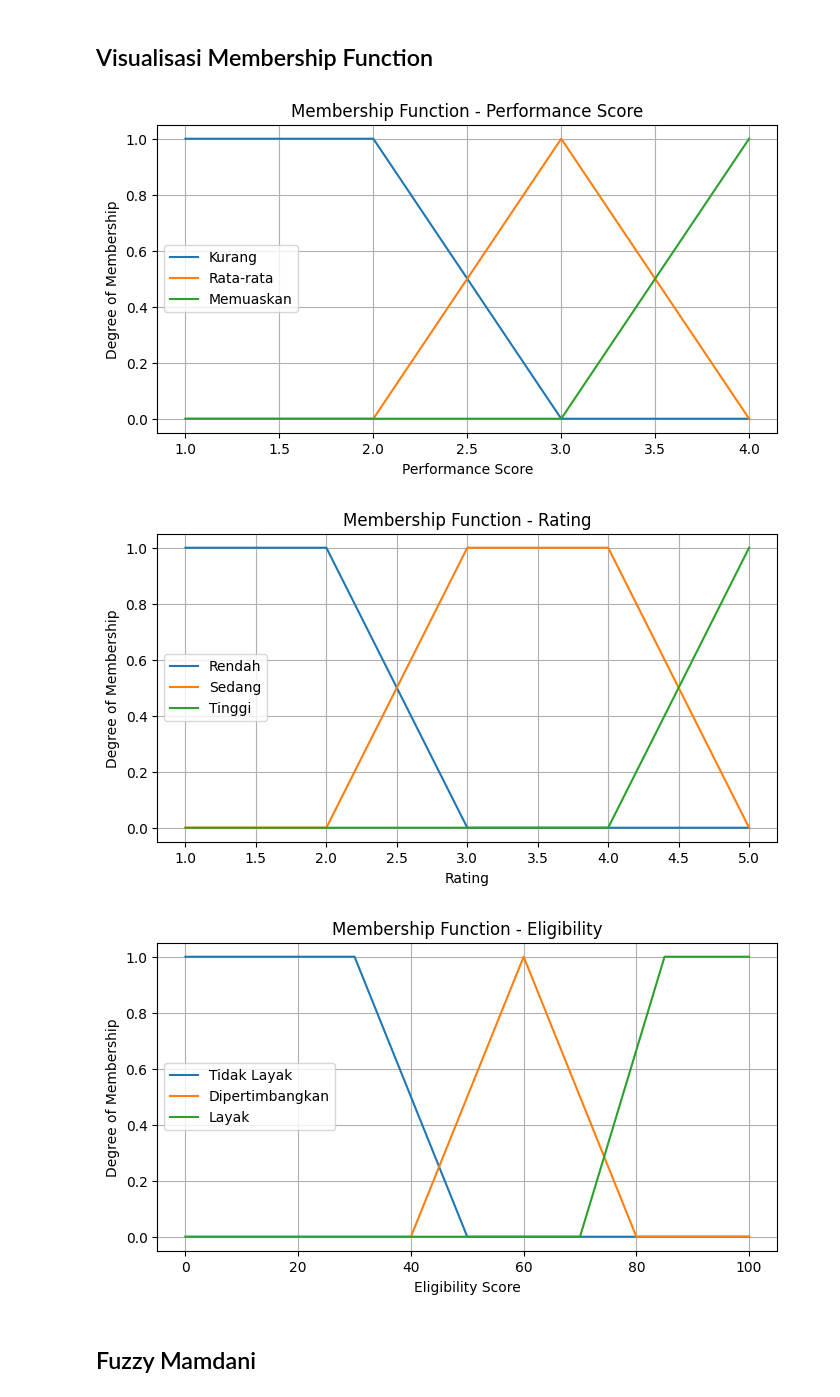
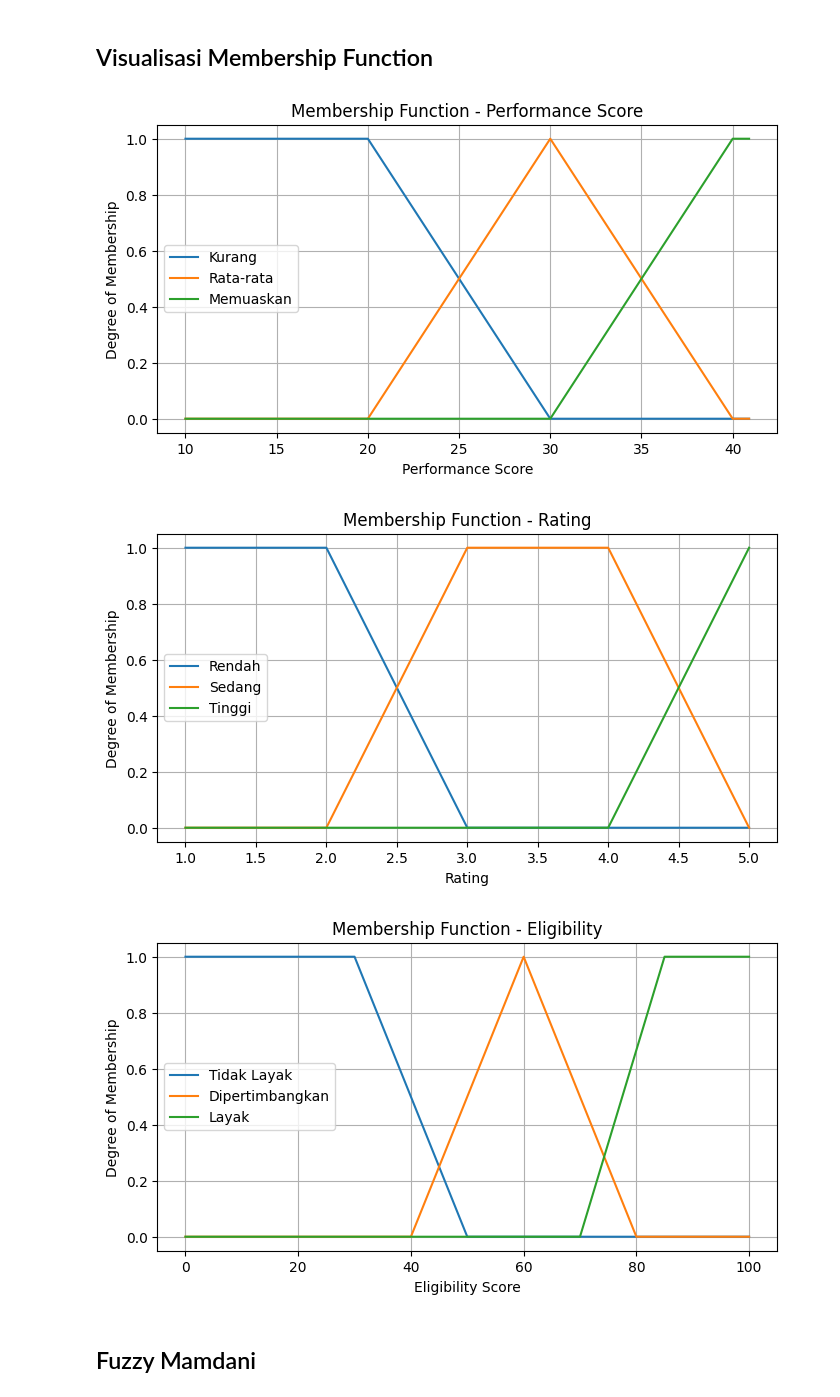
Before and after one commit to EmirAtthariq/FuzzySystemDKA, a Jupyter notebook: Fuzzy System DKA Kelompok 4.ipynb, the cells around one changed output. Cells and saved outputs as stored; diff of their text form; code cells hidden in the pictures.

```diff
--- a/Fuzzy System DKA Kelompok 4.ipynb
+++ b/Fuzzy System DKA Kelompok 4.ipynb
@@ -19,14 +19,14 @@ from skfuzzy.control import Antecedent, Consequent, Rule, ControlSystem, Control
 ## Visualisasi Membership Function
 # %%
 # Universe
-performance_x = np.arange(1, 4.1, 0.1)
+performance_x = np.arange(10, 41, 0.1)
 rating_x = np.arange(1, 5.1, 0.1)
 eligibility_x = np.arange(0, 101, 1)
 
 # Performance Score Membership Functions
-kurang = fuzz.trapmf(performance_x, [1, 1, 2, 3])
-rata = fuzz.trimf(performance_x, [2, 3, 4])
-memuaskan = fuzz.trapmf(performance_x, [3, 4, 5, 5])
+kurang = fuzz.trapmf(performance_x, [0, 10, 20, 30])
+rata = fuzz.trimf(performance_x, [20, 30, 40])
+memuaskan = fuzz.trapmf(performance_x, [30, 40, 50, 50])
 
 # Rating Membership Functions
 rendah = fuzz.trapmf(rating_x, [1, 1, 2, 3])
@@ -47,34 +47,34 @@ plt.title('Membership Function - Performance Score')
 plt.xlabel('Performance Score')
 plt.ylabel('Degree of Membership')
 plt.legend()
 plt.grid(True)
 plt.show()
 
 # Plot Rating
 plt.figure(figsize=(8, 4))
 plt.plot(rating_x, rendah, label='Rendah')
 plt.plot(rating_x, sedang, label='Sedang')
 plt.plot(rating_x, tinggi, label='Tinggi')
 plt.title('Membership Function - Rating')
 plt.xlabel('Rating')
 plt.ylabel('Degree of Membership')
 plt.legend()
 plt.grid(True)
 plt.show()
 
 # Plot Eligibility
 plt.figure(figsize=(8, 4))
 plt.plot(eligibility_x, tidak_layak, label='Tidak Layak')
 plt.plot(eligibility_x, pertimbangan, label='Dipertimbangkan')
 plt.plot(eligibility_x, layak, label='Layak')
 plt.title('Membership Function - Eligibility')
 plt.xlabel('Eligibility Score')
 plt.ylabel('Degree of Membership')
 plt.legend()
 plt.grid(True)
 plt.show()
 # %% [output]
-[figure, old version]
+[figure, new version]
 [figure]
 [figure]
 # %% [markdown]
```
Also changed, not shown: parts of 5 cells of this notebook.
